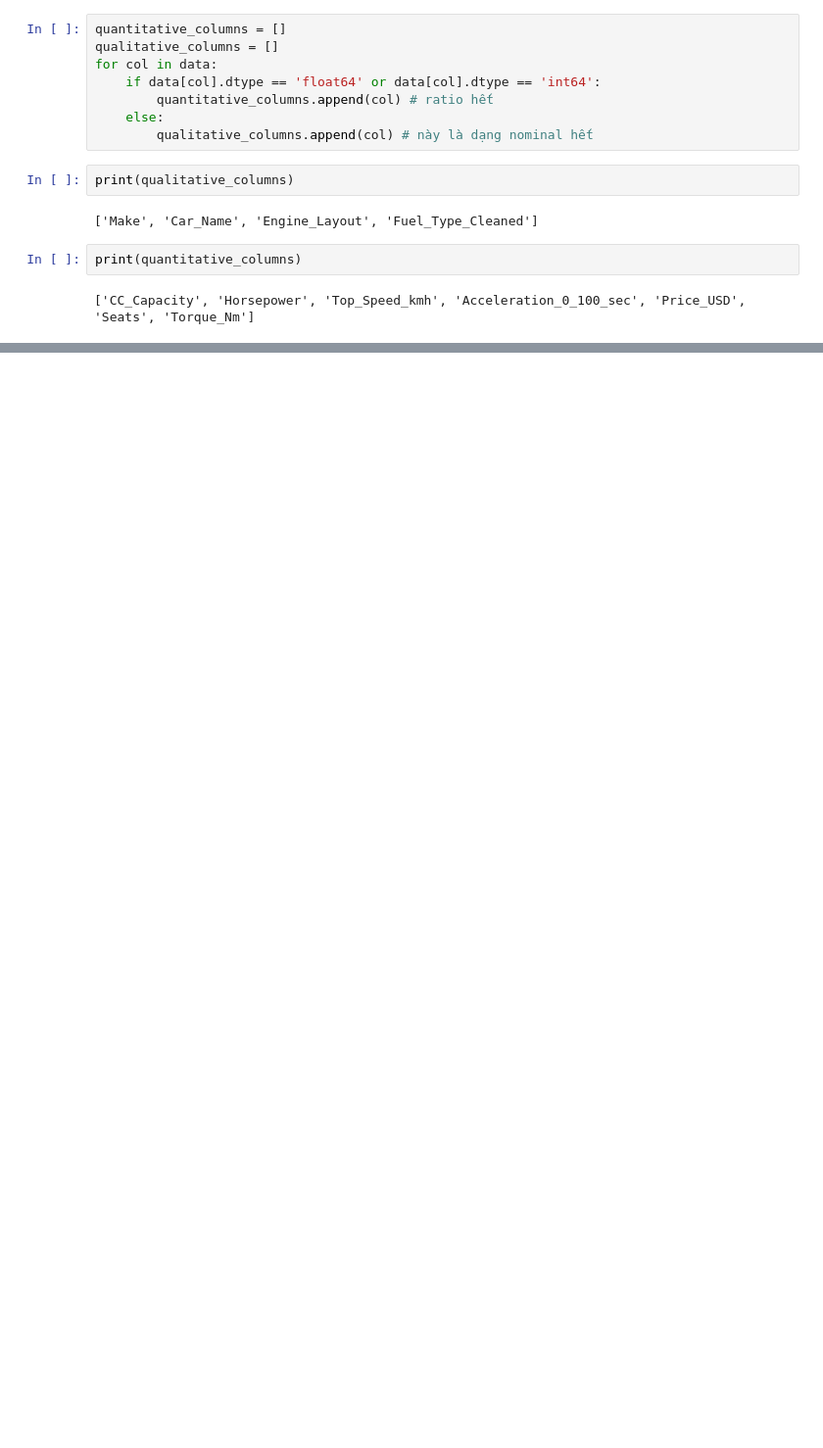
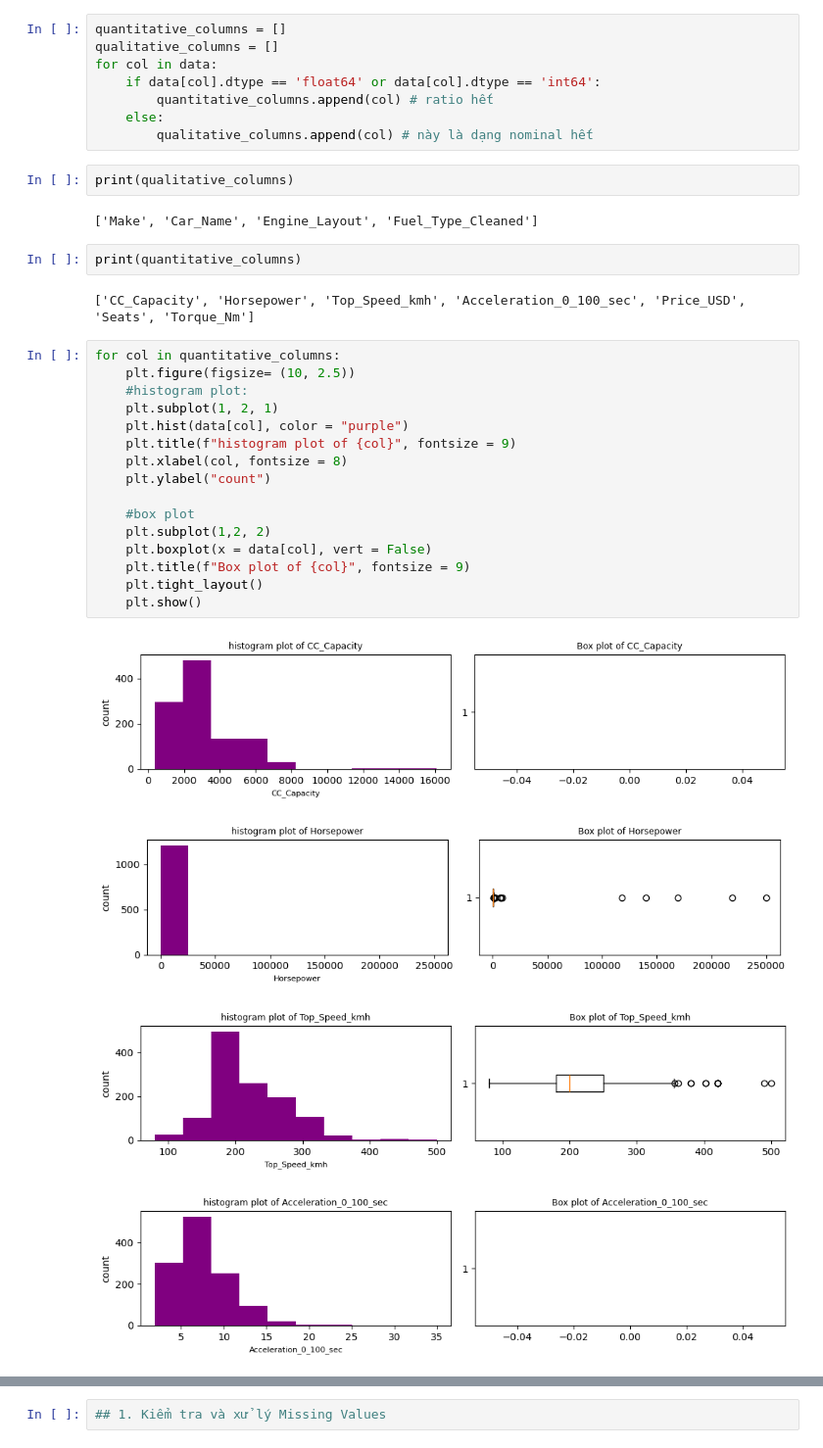
Before and after one commit to NganUyen/Cars, a Jupyter notebook: data_processing/Understand_data.ipynb, the cells around one changed output, grey strips where cells are left out. Shown at 98% size. Cells and saved outputs as stored; diff of their text form; blank space fills up the shorter version.

Commit message:
plot his and box, some note about data

```diff
--- a/data_processing/Understand_data.ipynb
+++ b/data_processing/Understand_data.ipynb
@@ -60,3 +114,24 @@ print(qualitative_columns)
 print(quantitative_columns)
 # %% [output]
 ['CC_Capacity', 'Horsepower', 'Top_Speed_kmh', 'Acceleration_0_100_sec', 'Price_USD', 'Seats', 'Torque_Nm']
+# %%
+for col in quantitative_columns:
+    plt.figure(figsize= (10, 2.5))
+    #histogram plot:
+    plt.subplot(1, 2, 1)
+    plt.hist(data[col], color = "purple")
+    plt.title(f"histogram plot of {col}", fontsize = 9)
+    plt.xlabel(col, fontsize = 8)
+    plt.ylabel("count")
+
+    #box plot
+    plt.subplot(1,2, 2)
+    plt.boxplot(x = data[col], vert = False)
+    plt.title(f"Box plot of {col}", fontsize = 9)
+    plt.tight_layout()
+    plt.show()
+# %% [output]
+[figure, added]
+[figure, added]
+[figure, added]
+[figure, added]
@@ -62,0 +141,2 @@ print(quantitative_columns)
+# %%
+## 1. Kiểm tra và xử lý Missing Values
```
Also changed, not shown: parts of 8 cells of this notebook.
